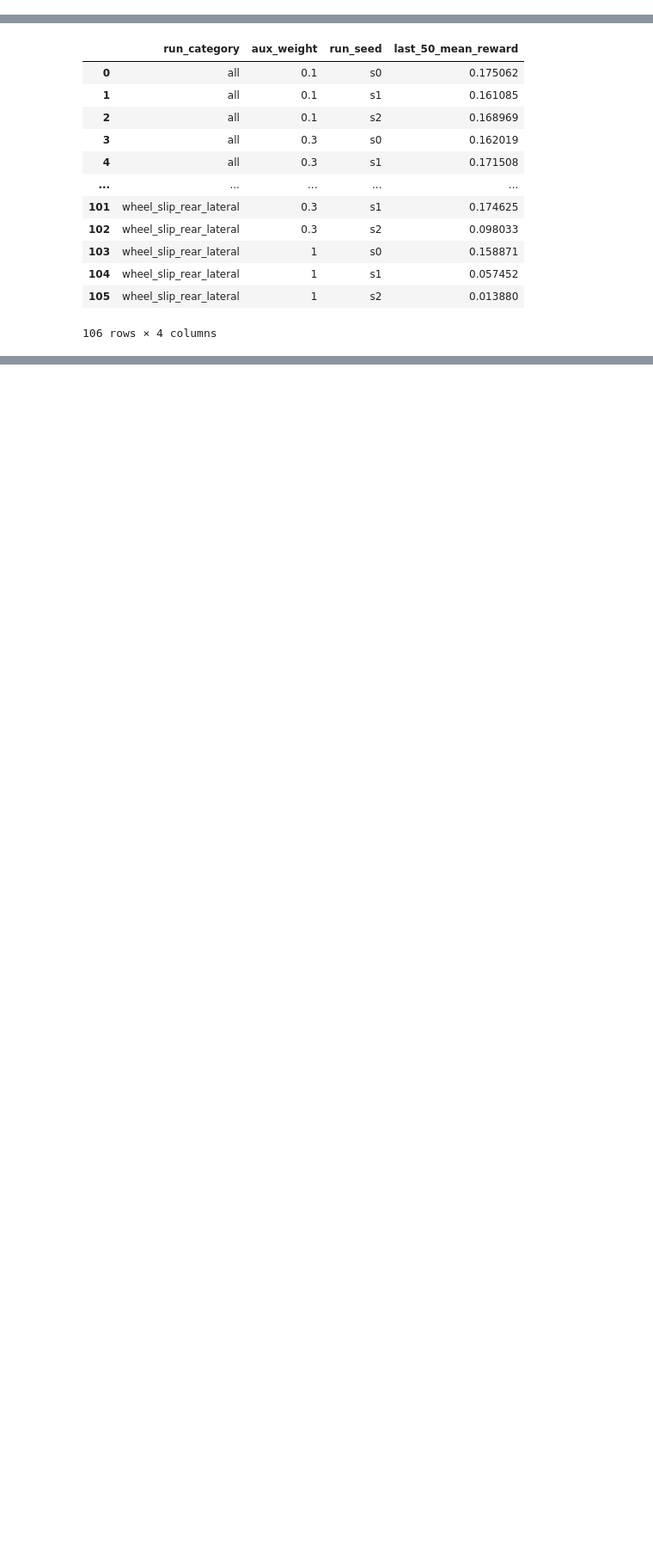
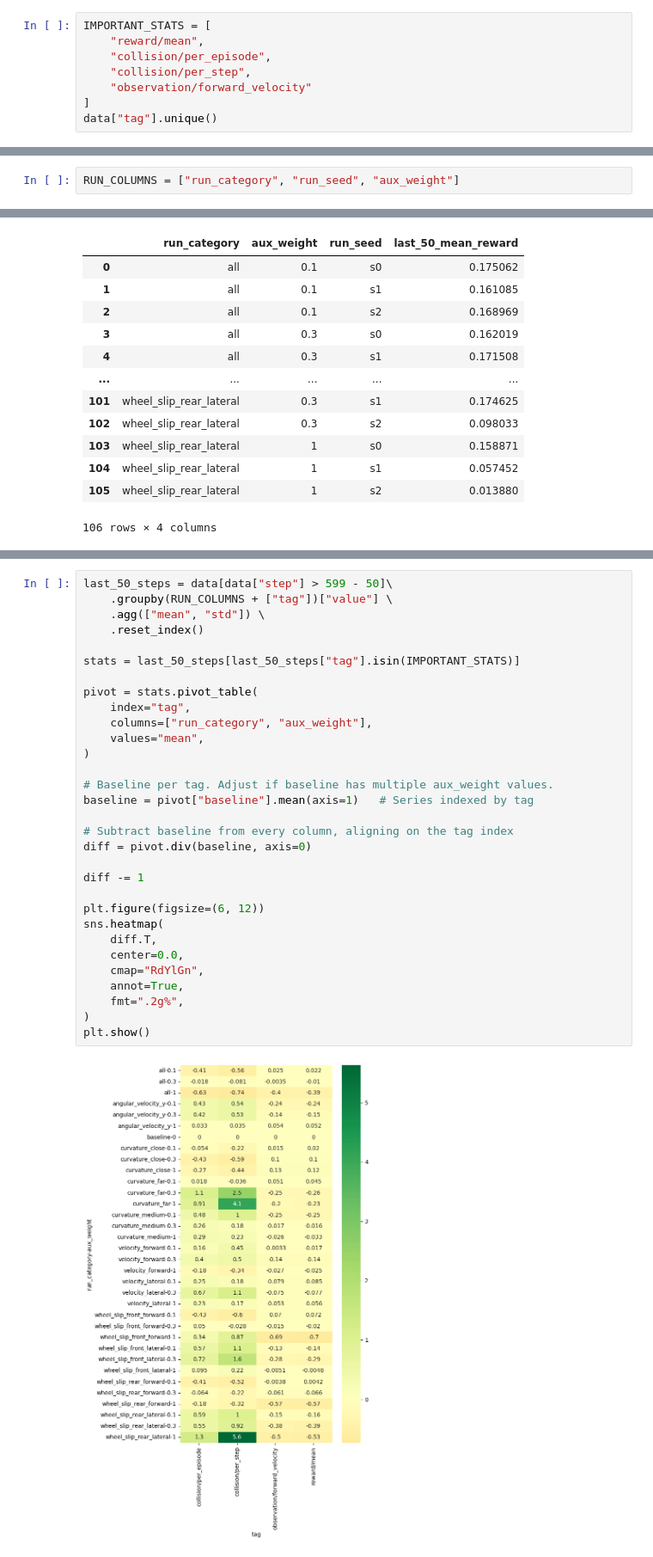
Before and after one commit to jacquesamsel/skripsie, a Jupyter notebook: view_tensorboard.ipynb, the cells around one changed output, grey strips where cells are left out. Shown at 86% size. Saved outputs shown, nothing was run; the diff lists cells and outputs as text; blank space fills up the shorter version.

```diff
--- a/view_tensorboard.ipynb
+++ b/view_tensorboard.ipynb
@@ -35,0 +35,8 @@ data
+# %%
+IMPORTANT_STATS = [
+    "reward/mean",
+    "collision/per_episode",
+    "collision/per_step",
+    "observation/forward_velocity"
+]
+data["tag"].unique()
@@ -35,0 +61,2 @@ data
+# %%
+RUN_COLUMNS = ["run_category", "run_seed", "aux_weight"]
@@ -143,0 +209,33 @@ plt.savefig("results/figures/primary_task_auc_dumbbells.pdf")
+# %%
+last_50_steps = data[data["step"] > 599 - 50]\
+    .groupby(RUN_COLUMNS + ["tag"])["value"] \
+    .agg(["mean", "std"]) \
+    .reset_index()
+
+stats = last_50_steps[last_50_steps["tag"].isin(IMPORTANT_STATS)]
+
+pivot = stats.pivot_table(
+    index="tag",
+    columns=["run_category", "aux_weight"],
+    values="mean",
+)
+
+# Baseline per tag. Adjust if baseline has multiple aux_weight values.
+baseline = pivot["baseline"].mean(axis=1)   # Series indexed by tag
+
+# Subtract baseline from every column, aligning on the tag index
+diff = pivot.div(baseline, axis=0)
+
+diff -= 1
+
+plt.figure(figsize=(6, 12))
+sns.heatmap(
+    diff.T,
+    center=0.0,
+    cmap="RdYlGn",
+    annot=True,
+    fmt=".2g%",
+)
+plt.show()
+# %% [output]
+[figure, added]
```
Also changed, not shown: parts of 7 cells of this notebook, 6 other files.
